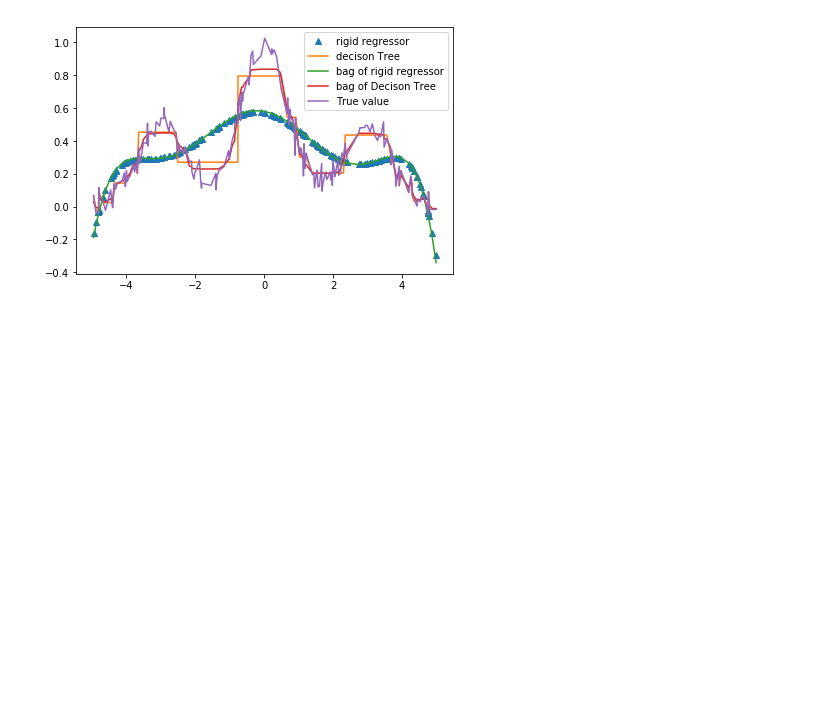
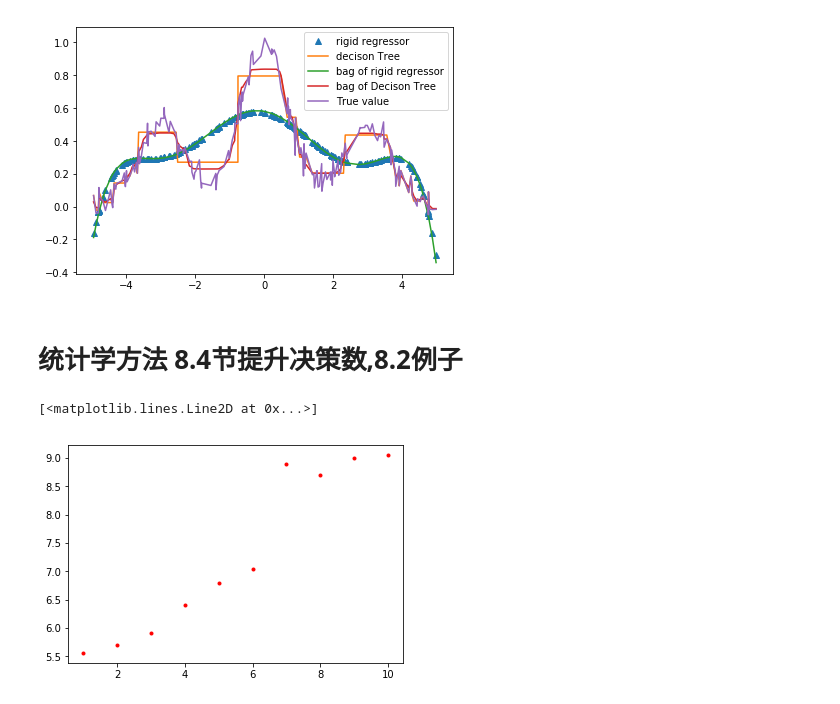
Before and after one commit to mckjzhangxk/deepAI, a Jupyter notebook: daily/8/ml_zou/DecisionTree.ipynb, the cells around one changed output. Cells and saved outputs as stored; diff of their text form; code cells hidden in the pictures; blank space fills up the shorter version.

```diff
--- a/daily/8/ml_zou/DecisionTree.ipynb
+++ b/daily/8/ml_zou/DecisionTree.ipynb
@@ -202,3 +246,13 @@ dTree 0.8874562518771993
 bagging_rigid_model 0.4889112125861495
 bagging_tr_model 0.9495540782367561
 [figure]
+# %% [markdown]
+# 统计学方法 8.4节提升决策数,8.2例子
+# %%
+x=np.array([1,2,3,4,5,6,7,8,9,10])
+y=np.array([5.56,5.70,5.91,6.4,6.8,7.05,8.9,8.7,9,9.05])
+plt.figure()
+plt.plot(x,y,'r.')
+# %% [output]
+[<matplotlib.lines.Line2D at 0x...>]
+[figure, added]
```
Also changed, not shown: parts of 5 cells of this notebook, 8 other files.
